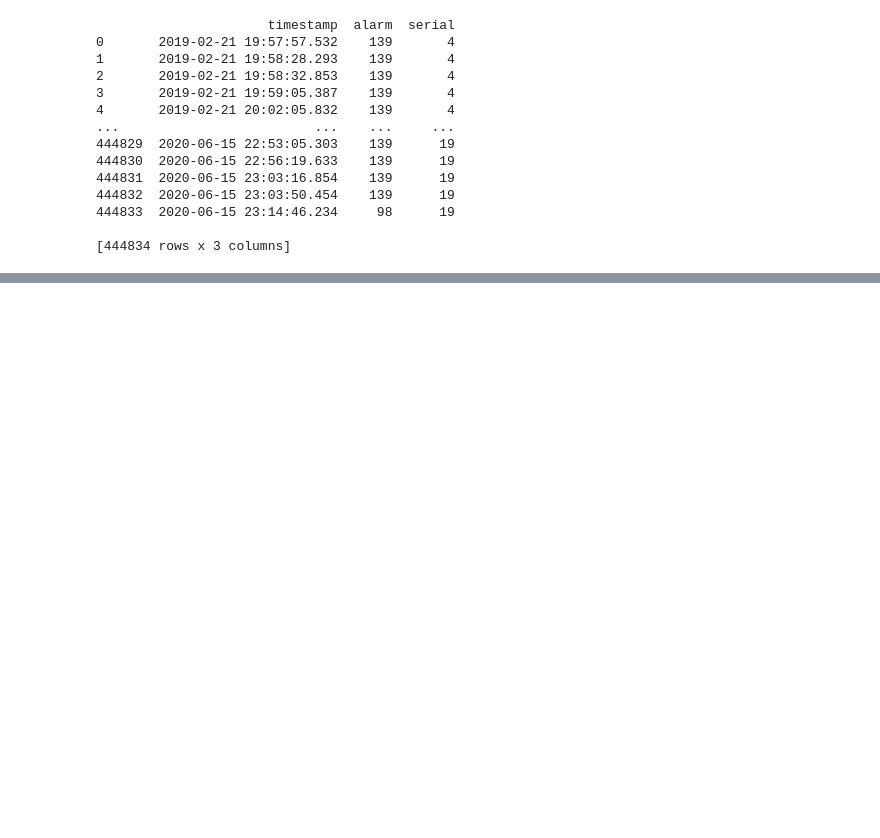
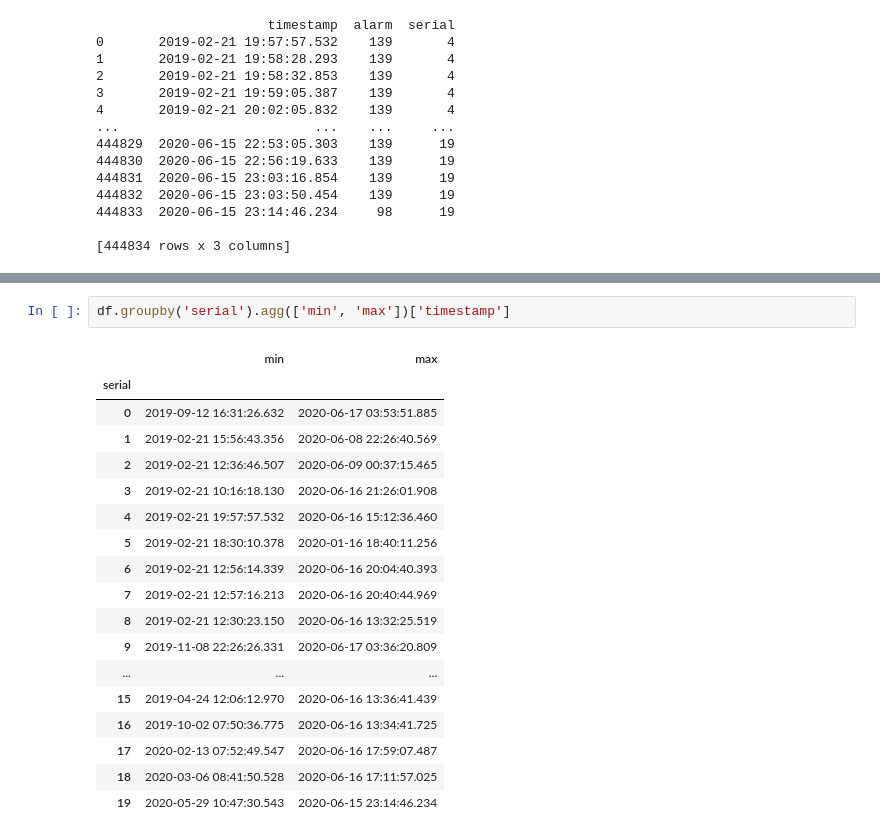
Before and after one commit to DGuilherme/PMTese, a Jupyter notebook: Datasets.ipynb, the cells around one changed output, grey strips where cells are left out. Cells and saved outputs as stored; diff of their text form; blank space fills up the shorter version.

```diff
--- a/Datasets.ipynb
+++ b/Datasets.ipynb
@@ -93,0 +73,21 @@ print(classification_report(y_test, y_pred))
+# %%
+df.groupby('serial').agg(['min', 'max'])['timestamp']
+# %% [output]
+|  | min | max |
+| serial |  |  |
+| 0 | 2019-09-12 16:31:26.632 | 2020-06-17 03:53:51.885 |
+| 1 | 2019-02-21 15:56:43.356 | 2020-06-08 22:26:40.569 |
+| 2 | 2019-02-21 12:36:46.507 | 2020-06-09 00:37:15.465 |
+| 3 | 2019-02-21 10:16:18.130 | 2020-06-16 21:26:01.908 |
+| 4 | 2019-02-21 19:57:57.532 | 2020-06-16 15:12:36.460 |
+| 5 | 2019-02-21 18:30:10.378 | 2020-01-16 18:40:11.256 |
+| 6 | 2019-02-21 12:56:14.339 | 2020-06-16 20:04:40.393 |
+| 7 | 2019-02-21 12:57:16.213 | 2020-06-16 20:40:44.969 |
+| 8 | 2019-02-21 12:30:23.150 | 2020-06-16 13:32:25.519 |
+| 9 | 2019-11-08 22:26:26.331 | 2020-06-17 03:36:20.809 |
+| ... | ... | ... |
+| 15 | 2019-04-24 12:06:12.970 | 2020-06-16 13:36:41.439 |
+| 16 | 2019-10-02 07:50:36.775 | 2020-06-16 13:34:41.725 |
+| 17 | 2020-02-13 07:52:49.547 | 2020-06-16 17:59:07.487 |
+| 18 | 2020-03-06 08:41:50.528 | 2020-06-16 17:11:57.025 |
+| 19 | 2020-05-29 10:47:30.543 | 2020-06-15 23:14:46.234 |
```
Also changed, not shown: parts of 15 cells of this notebook.
